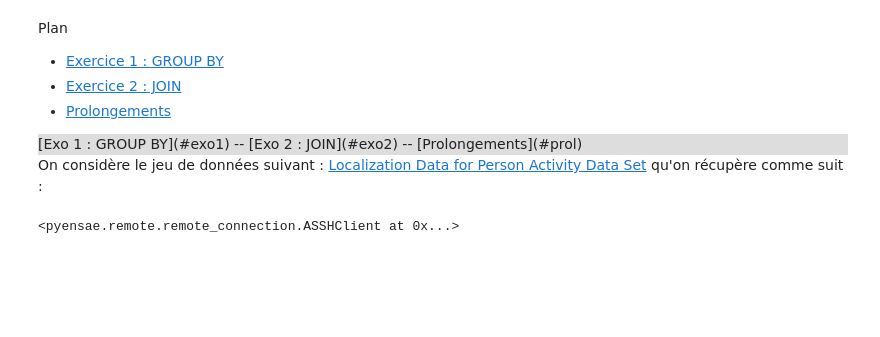
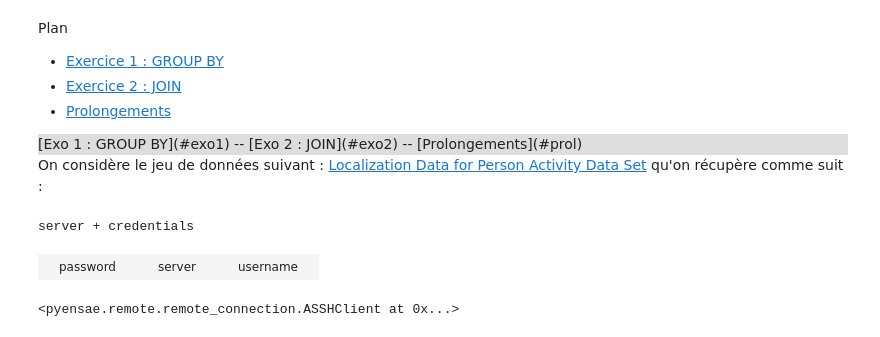
Before and after one commit to sdpython/ensae_teaching_cs, a Jupyter notebook: _doc/notebooks/td3a/td3a_correction_session6.ipynb, the cells around one changed output. Saved outputs shown, nothing was run; the diff lists cells and outputs as text; code cells hidden in the pictures; blank space fills up the shorter version.

```diff
--- a/_doc/notebooks/td3a/td3a_correction_session6.ipynb
+++ b/_doc/notebooks/td3a/td3a_correction_session6.ipynb
@@ -14,8 +14,8 @@ Plan
 On considère le jeu de données suivant : [Localization Data for Person Activity Data Set](https://archive.ics.uci.edu/ml/datasets/Localization+Data+for+Person+Activity) qu'on récupère comme suit :
 # %%
 import pyquickhelper, pyensae
-params={"server":"", "username":"", "password":""}
-params = pyquickhelper.open_window_params(params=params,title="server + credentials",help_string="renseigner")
-password = params["password"]
-server = params["server"]
-username = params["username"]
+params={"server":"", "username":"dz...fr", "password":""}
+pyquickhelper.open_html_form(params=params,title="server + credentials", key_save="params")
+# %% [output]
+server + credentials
+|  | password |  |  | server |  |  | username |  |
```
Also changed, not shown: parts of 1 cell of this notebook, 1 other file.
